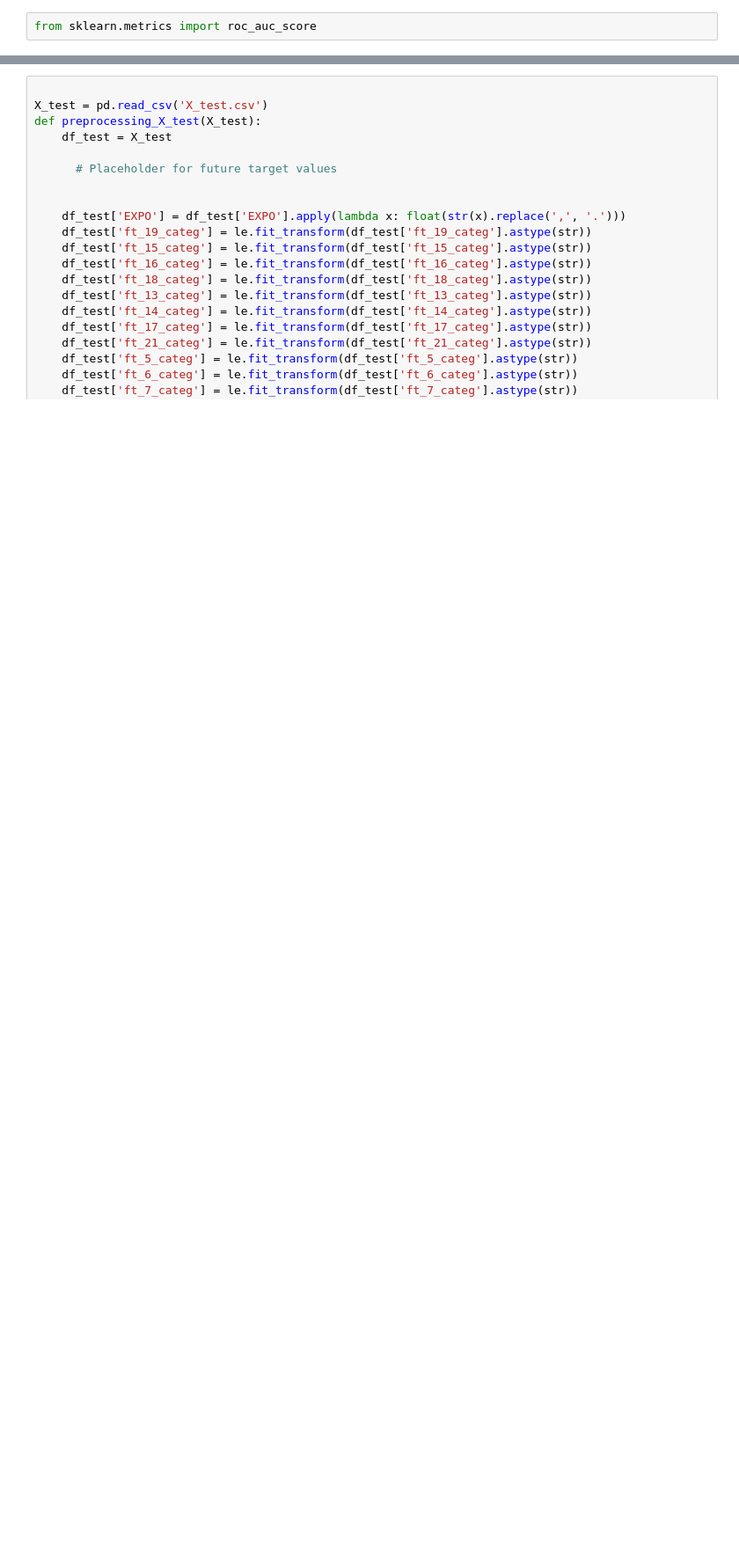
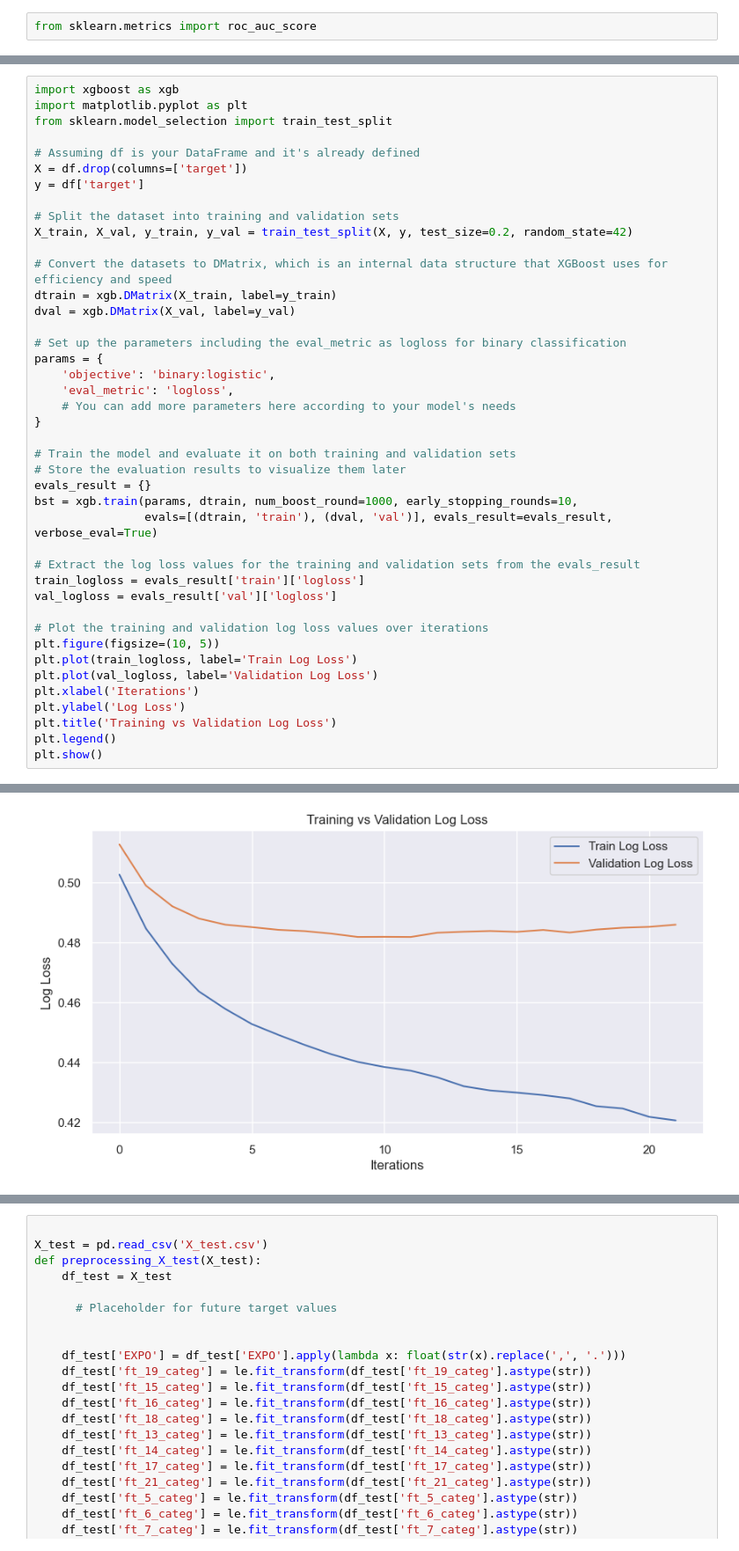
Before and after one commit to MouadBouaicha/Building-Claim-Prediction, a Jupyter notebook: main.ipynb, the cells around one changed output, grey strips where cells are left out. Shown at 88% size. Drawn from its saved outputs; the diff is of its cells as text; blank space fills up the shorter version.

```diff
--- a/main.ipynb
+++ b/main.ipynb
@@ -323,0 +356,43 @@ y = df['target']
+# %%
+import xgboost as xgb
+import matplotlib.pyplot as plt
+from sklearn.model_selection import train_test_split
+
+# Assuming df is your DataFrame and it's already defined
+X = df.drop(columns=['target'])
+y = df['target']
+
+# Split the dataset into training and validation sets
+X_train, X_val, y_train, y_val = train_test_split(X, y, test_size=0.2, random_state=42)
+
+# Convert the datasets to DMatrix, which is an internal data structure that XGBoost uses for efficiency and speed
+dtrain = xgb.DMatrix(X_train, label=y_train)
+dval = xgb.DMatrix(X_val, label=y_val)
+
+# Set up the parameters including the eval_metric as logloss for binary classification
+params = {
+    'objective': 'binary:logistic',
+    'eval_metric': 'logloss',
+    # You can add more parameters here according to your model's needs
+}
+
+# Train the model and evaluate it on both training and validation sets
+# Store the evaluation results to visualize them later
+evals_result = {}
+bst = xgb.train(params, dtrain, num_boost_round=1000, early_stopping_rounds=10,
+                evals=[(dtrain, 'train'), (dval, 'val')], evals_result=evals_result, verbose_eval=True)
+
+# Extract the log loss values for the training and validation sets from the evals_result
+train_logloss = evals_result['train']['logloss']
+val_logloss = evals_result['val']['logloss']
+
+# Plot the training and validation log loss values over iterations
+plt.figure(figsize=(10, 5))
+plt.plot(train_logloss, label='Train Log Loss')
+plt.plot(val_logloss, label='Validation Log Loss')
+plt.xlabel('Iterations')
+plt.ylabel('Log Loss')
+plt.title('Training vs Validation Log Loss')
+plt.legend()
+plt.show()
+# %% [output]
@@ -324 +416,2 @@ y = df['target']
+[figure, added]
 # %%
```
Also changed, not shown: parts of 14 cells of this notebook, 2 other files.
